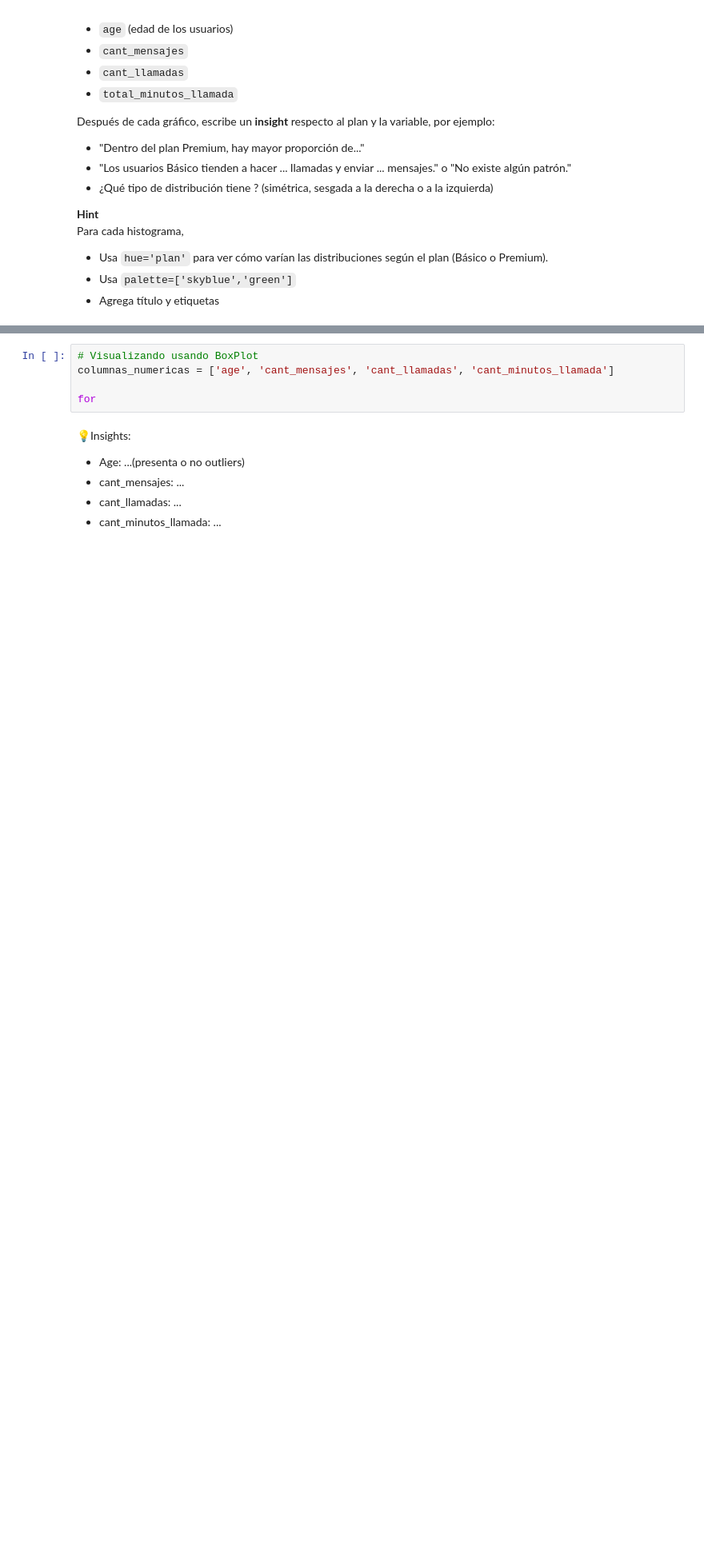
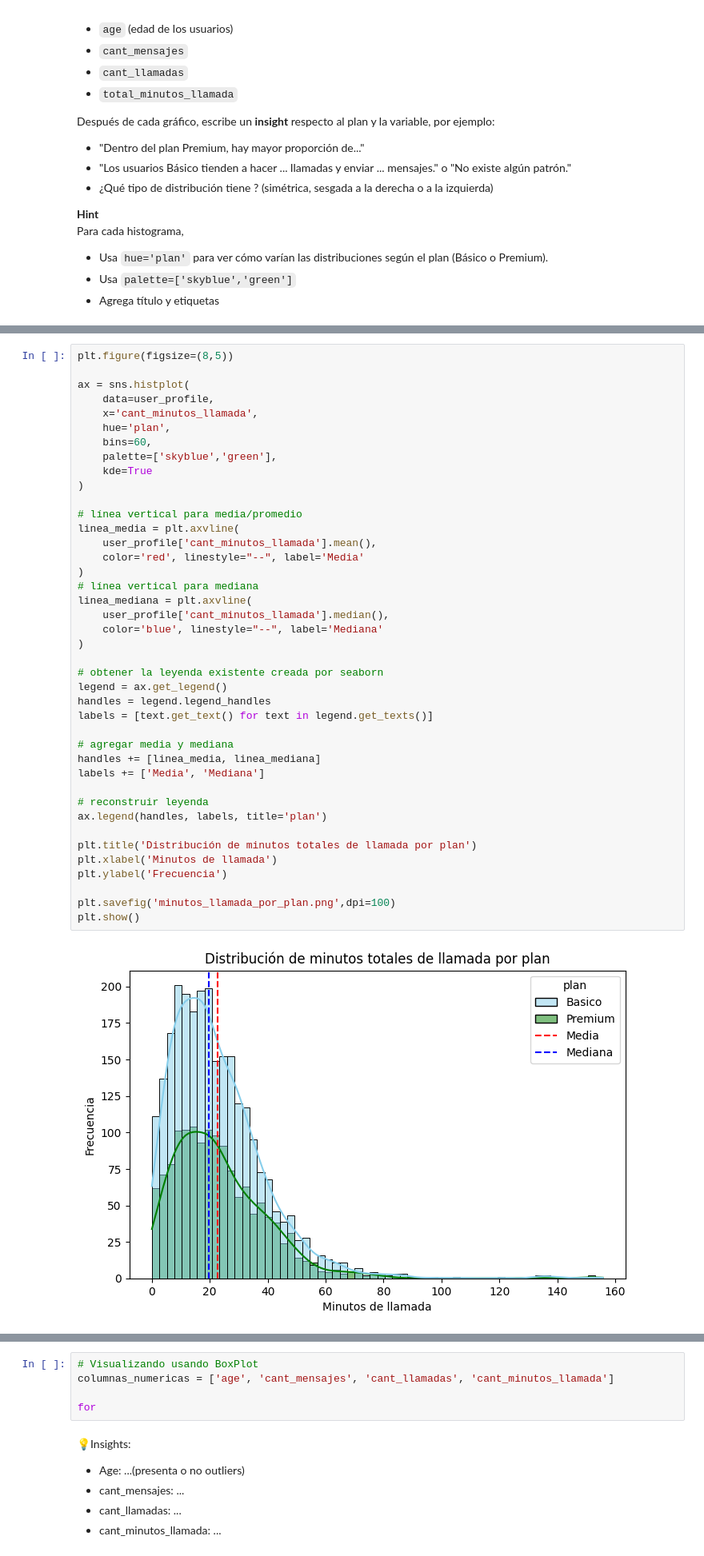
Before and after one commit to FithoGerardo/Analysis-of-a-telecommunications-company, a Jupyter notebook: Fitho_S7 Version-Estudiante-Project-ConnectaTel.ipynb, the cells around one changed output, grey strips where cells are left out. Shown at 80% size. Drawn from its saved outputs; the diff is of its cells as text; blank space fills up the shorter version.

```diff
--- a/Fitho_S7 Version-Estudiante-Project-ConnectaTel.ipynb
+++ b/Fitho_S7 Version-Estudiante-Project-ConnectaTel.ipynb
@@ -1213 +1274,44 @@ plt.show()
+# %%
+plt.figure(figsize=(8,5))
+
+ax = sns.histplot(
+    data=user_profile,
+    x='cant_minutos_llamada',
+    hue='plan',
+    bins=60,
+    palette=['skyblue','green'],
+    kde=True
+)
+
+# línea vertical para media/promedio
+linea_media = plt.axvline(
+    user_profile['cant_minutos_llamada'].mean(),
+    color='red', linestyle="--", label='Media'
+)
+# línea vertical para mediana
+linea_mediana = plt.axvline(
+    user_profile['cant_minutos_llamada'].median(),
+    color='blue', linestyle="--", label='Mediana'
+)
+
+# obtener la leyenda existente creada por seaborn
+legend = ax.get_legend()
+handles = legend.legend_handles
+labels = [text.get_text() for text in legend.get_texts()]
+
+# agregar media y mediana
+handles += [linea_media, linea_mediana]
+labels += ['Media', 'Mediana']
+
+# reconstruir leyenda
+ax.legend(handles, labels, title='plan')
+
+plt.title('Distribución de minutos totales de llamada por plan')
+plt.xlabel('Minutos de llamada')
+plt.ylabel('Frecuencia')
+
+plt.savefig('minutos_llamada_por_plan.png',dpi=100)
+plt.show()
+# %% [output]
+[figure, added]
 # %% [markdown]
```
Also changed, not shown: parts of 12 cells of this notebook.
